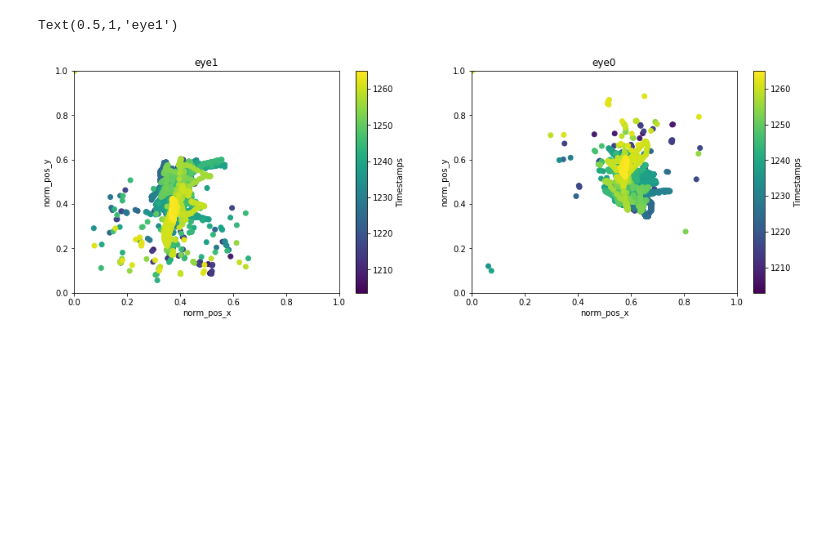
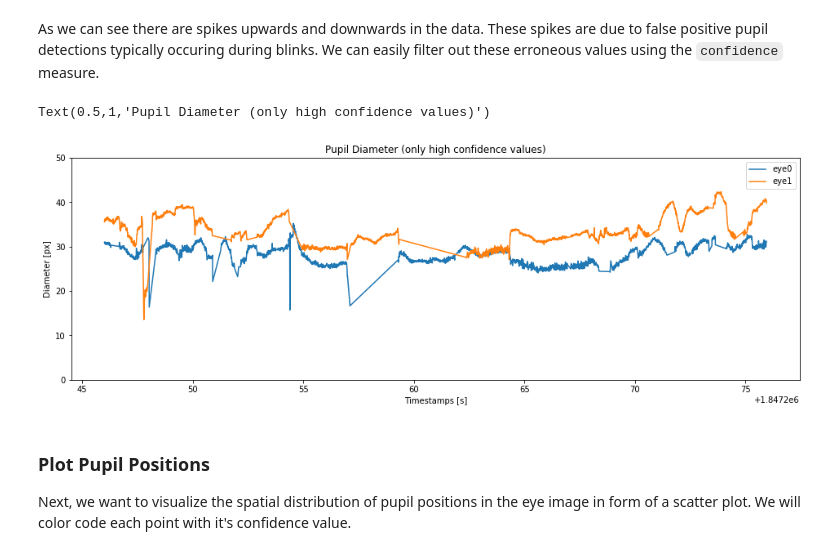
Before and after one commit to pupil-labs/pupil-tutorials, a Jupyter notebook: 01_visualizing_pupil_data.ipynb, the cells around one changed output. Drawn from its saved outputs; the diff is of its cells as text; code cells hidden in the pictures; blank space fills up the shorter version.

```diff
--- a/01_visualizing_pupil_data.ipynb
+++ b/01_visualizing_pupil_data.ipynb
@@ -79,25 +121,23 @@ Text(0.5,1,'eye1')
-# %%
-plt.figure(figsize=(16, 5))
-plt.subplot(1, 2, 2)
-plt.scatter(eye0_df['norm_pos_x'], eye0_df['norm_pos_y'], c=eye0_df['timestamp'])
-plt.colorbar().ax.set_ylabel('Timestamps')
-plt.xlabel('norm_pos_x')
-plt.ylabel('norm_pos_y')
-plt.xlim([0, 1])
-plt.ylim([0, 1])
-plt.title('eye0')
-
-plt.subplot(1, 2, 1)
-plt.scatter(eye1_df['norm_pos_x'], eye1_df['norm_pos_y'], c=eye1_df['timestamp'])
-plt.colorbar().ax.set_ylabel('Timestamps')
-plt.xlabel('norm_pos_x')
-plt.ylabel('norm_pos_y')
-plt.xlim([0, 1])
-plt.ylim([0, 1])
-plt.title('eye1')
-# %% [output]
-Text(0.5,1,'eye1')
-[figure, removed]
+# %% [markdown]
+As we can see there are spikes upwards and downwards in the data. These spikes are due to false positive pupil detections typically occuring during blinks. We can easily filter out these erroneous values using the `confidence` measure.
+# %%
+eye0_high_conf = eye0_df['confidence'] > 0.95
+eye1_high_conf = eye1_df['confidence'] > 0.95
+
+plt.figure(figsize=(16, 5))
+plt.plot(eye0_df['timestamp'][eye0_high_conf], eye0_df['diameter'][eye0_high_conf])
+plt.plot(eye1_df['timestamp'][eye1_high_conf], eye1_df['diameter'][eye1_high_conf])
+plt.legend(['eye0', 'eye1'])
+plt.xlabel('Timestamps [s]')
+plt.ylabel('Diameter [px]')
+plt.ylim((0, 50))
+plt.title('Pupil Diameter (only high confidence values)')
+# %% [output]
+Text(0.5,1,'Pupil Diameter (only high confidence values)')
+[figure, added]
+# %% [markdown]
+### Plot Pupil Positions
+Next, we want to visualize the spatial distribution of pupil positions in the eye image in form of a scatter plot. We will color code each point with it's confidence value.
 # %%
 plt.figure(figsize=(16, 5))
 plt.subplot(1, 2, 2)
```
Also changed, not shown: parts of 13 cells of this notebook.
